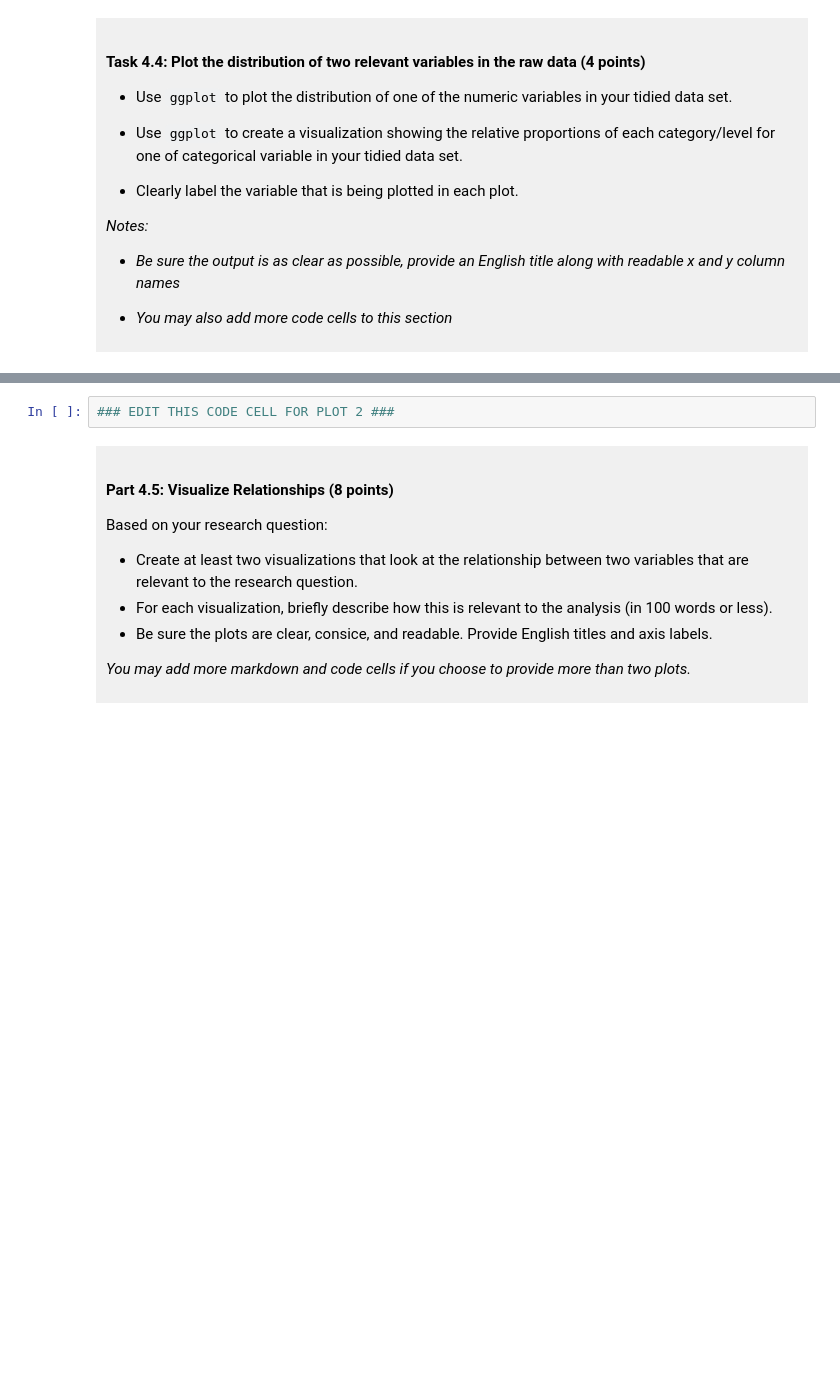
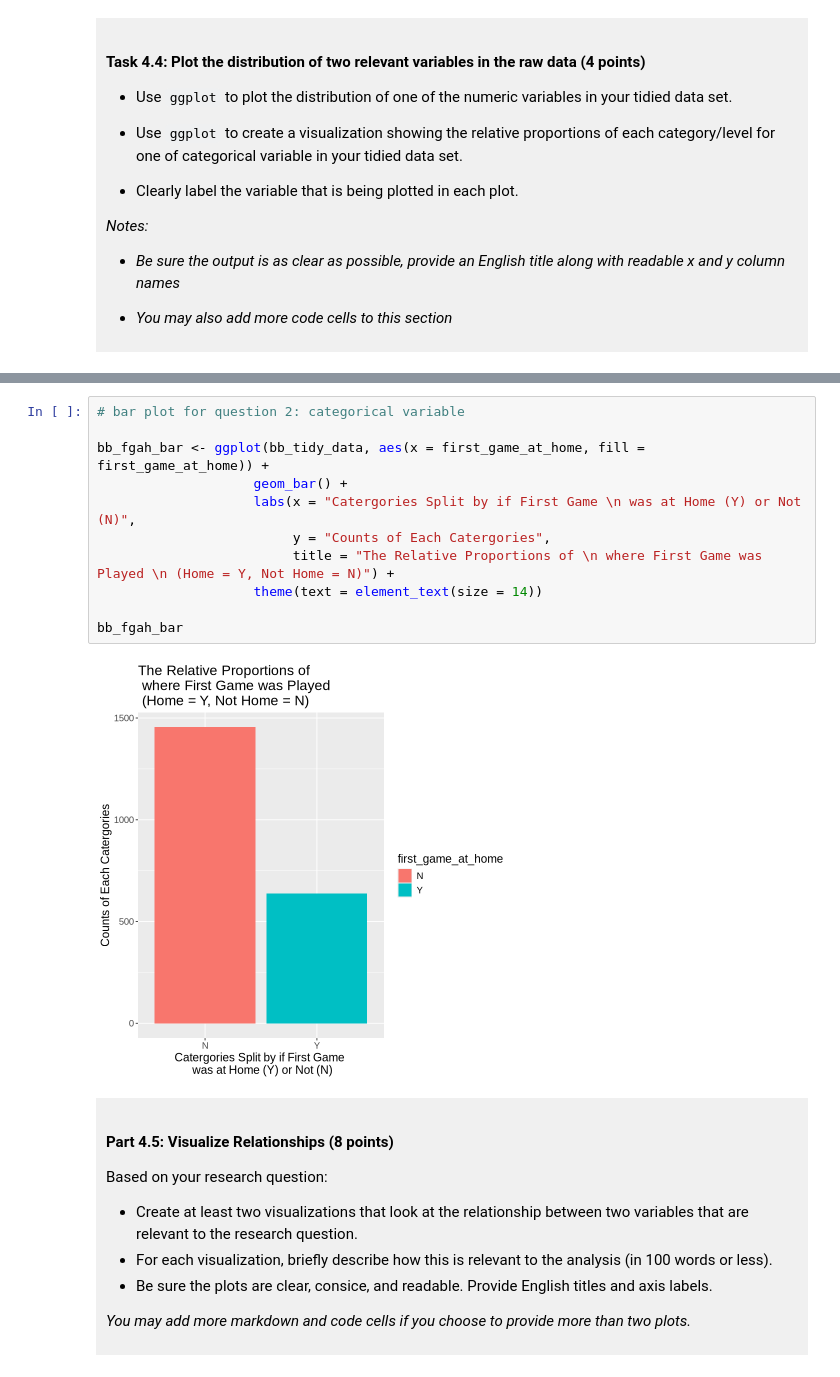
Before and after one commit to amyzhangdf39-glitch/dsci-100-project-amy-zhang, a Jupyter notebook: dsci-100-project-notebook.ipynb, the cells around one changed output, grey strips where cells are left out. Drawn from its saved outputs; the diff is of its cells as text; blank space fills up the shorter version.

```diff
--- a/dsci-100-project-notebook.ipynb
+++ b/dsci-100-project-notebook.ipynb
@@ -315,5 +348,16 @@ You will refine your research question (if needed) and produce a tidy data set.
 # %%
-### EDIT THIS CODE CELL FOR PLOT 2 ###
+# bar plot for question 2: categorical variable
+
+bb_fgah_bar <- ggplot(bb_tidy_data, aes(x = first_game_at_home, fill = first_game_at_home)) +
+                    geom_bar() +
+                    labs(x = "Catergories Split by if First Game \n was at Home (Y) or Not (N)",
+                         y = "Counts of Each Catergories",
+                         title = "The Relative Proportions of \n where First Game was Played \n (Home = Y, Not Home = N)") +
+                    theme(text = element_text(size = 14))
+
+bb_fgah_bar
+# %% [output]
+[figure, added]
 # %% [markdown]
 <div style="background-color: #f0f0f0; padding: 10px;">
 
```
Also changed, not shown: parts of 7 cells of this notebook.
